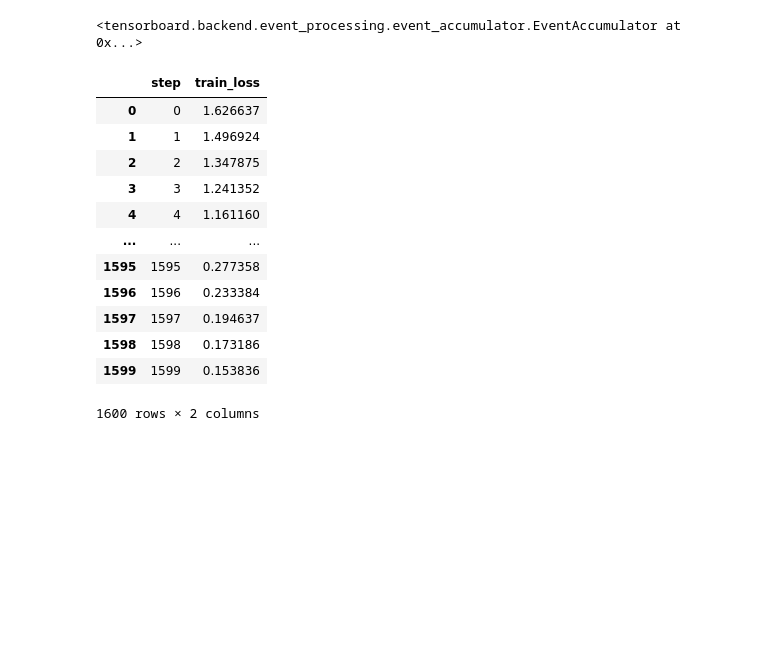
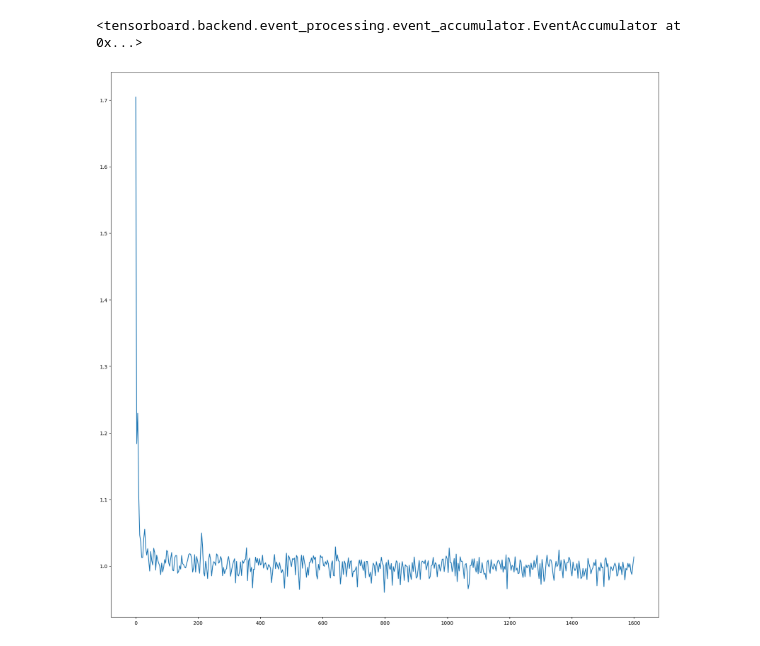
Before and after one commit to AlessandroUlivi/pip2_segmentation, a Jupyter notebook: plot_summary_graphs.ipynb, the cells around one changed output. Saved outputs shown, nothing was run; the diff lists cells and outputs as text; code cells hidden in the pictures; blank space fills up the shorter version.

Commit message:
interpolate and plot curves in plot_summary_graph.py

```diff
--- a/plot_summary_graphs.ipynb
+++ b/plot_summary_graphs.ipynb
@@ -19,30 +22,27 @@ from utils import load_tensorboard_data_df
 # %%
 #Indicate the event to plot and the scalar value
-log_dir = "runs/20241112-145036"
+log_dir = "runs/20241112-133730"
 
 #load events stored in the summary register file
 event_accumulator = EventAccumulator(log_dir)
 event_accumulator.Reload()
 # %% [output]
 <tensorboard.backend.event_processing.event_accumulator.EventAccumulator at 0x...>
-# %%
-#scalar to plot
-tb_variable = "train_loss"
-
-#form the dataframe
-df = load_tensorboard_data_df(event_accumulator, tb_variable)
-df
-# %% [output]
-|  | step | train_loss |
-| 0 | 0 | 1.626637 |
-| 1 | 1 | 1.496924 |
-| 2 | 2 | 1.347875 |
-| 3 | 3 | 1.241352 |
-| 4 | 4 | 1.161160 |
-| ... | ... | ... |
-| 1595 | 1595 | 0.277358 |
-| 1596 | 1596 | 0.233384 |
-| 1597 | 1597 | 0.194637 |
-| 1598 | 1598 | 0.173186 |
-| 1599 | 1599 | 0.153836 |
-1600 rows × 2 columns
+# %%
+saving_dir = r"C:\Users\aless\OneDrive\Desktop\Ale\personal\projects\pip2_segmentation\develop\presentation_JoshuaTalks_241114\results\20241112-133730"
+# %%
+#scalar to plot
+tb_variable = "train_loss"
+
+#form the dataframe
+df_ = load_tensorboard_data_df(event_accumulator, tb_variable)
+X_, Y_ = interpolate_curve(df_['step'], df_[tb_variable])
+
+fig, ax = plt.subplots(1,1, figsize=(20,20))
+
+ax.plot(X_, Y_)
+
+save_name_ = f"{tb_variable}_{log_dir[log_dir.index("runs/")+5:]}.png"
+fig.savefig(os.path.join(saving_dir, save_name_))
+# %% [output]
+[figure, added]
```
Also changed, not shown: parts of 1 cell of this notebook.
